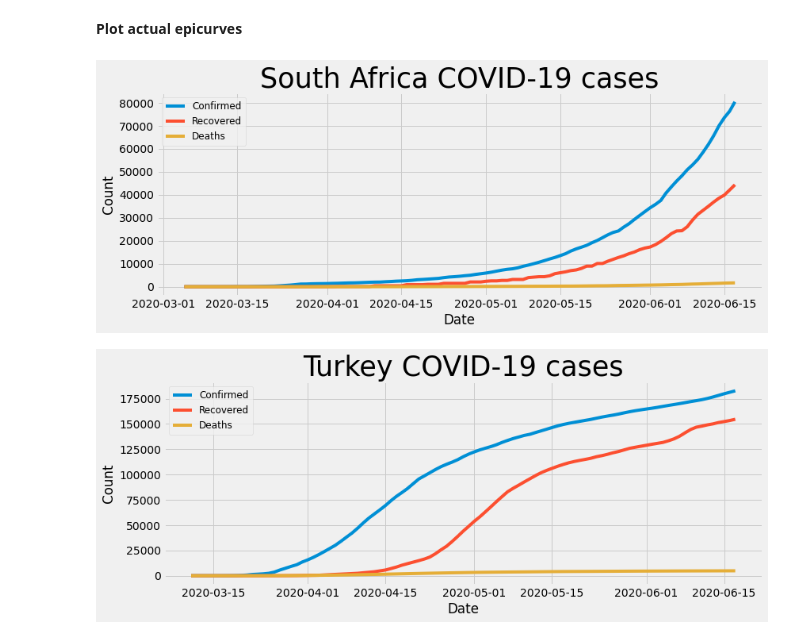
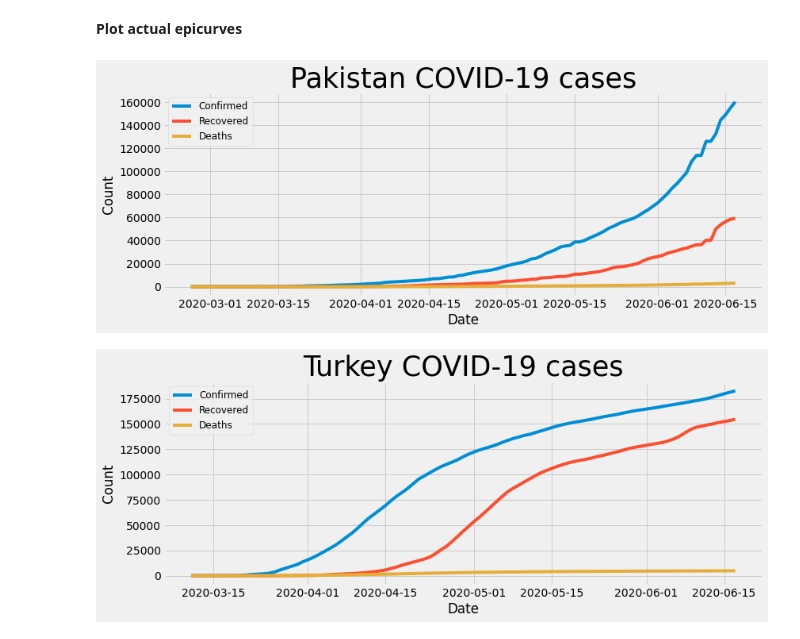
Before and after one commit to mirfan899/covid19, a Jupyter notebook: lstm.ipynb, the cells around one changed output. Saved outputs shown, nothing was run; the diff lists cells and outputs as text; code cells hidden in the pictures.

Commit message:
prediction for Pakistan.

```diff
--- a/lstm.ipynb
+++ b/lstm.ipynb
@@ -51,9 +51,9 @@ def plot_country_epicurves(df, country):
     plt.savefig(country + " actual.png")
     plt.show()
 # %%
-plot_country_epicurves(df, "South Africa")
+plot_country_epicurves(df, "Pakistan")
 # %% [output]
-[figure, old version]
+[figure, new version]
 # %%
 plot_country_epicurves(df, "Turkey")
 # %% [output]
```
Also changed, not shown: parts of 5 cells of this notebook, 7 other files.
